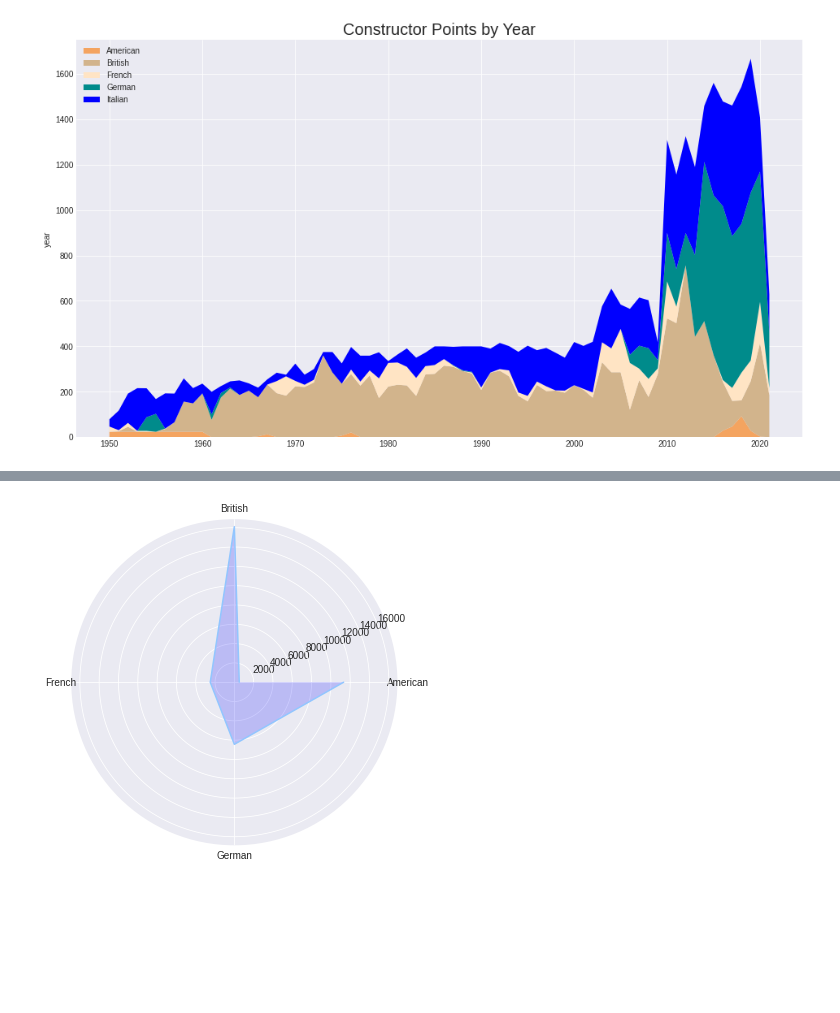
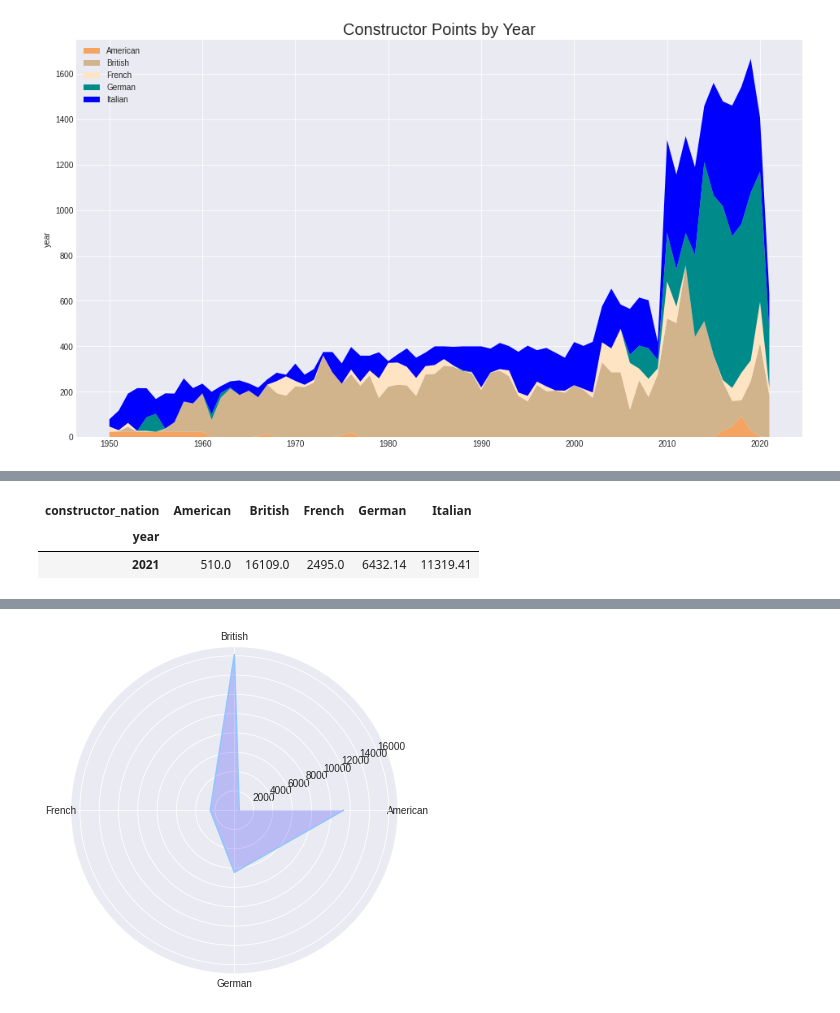
Before and after one commit to JaperTai77/Colab-notebook, a Jupyter notebook: F1.ipynb, the cells around one changed output, grey strips where cells are left out. Saved outputs shown, nothing was run; the diff lists cells and outputs as text; code cells hidden in the pictures; blank space fills up the shorter version.

```diff
--- a/F1.ipynb
+++ b/F1.ipynb
@@ -478,3 +489,9 @@ plt.show()
+# %%
+temp.tail(1)
+# %% [output]
+| constructor_nation | American | British | French | German | Italian |
+| year |  |  |  |  |  |
+| 2021 | 510.0 | 16109.0 | 2495.0 | 6432.14 | 11319.41 |
 # %%
 temp.unstack().head(10)
 # %% [output]
```
Also changed, not shown: parts of 2 cells of this notebook.
